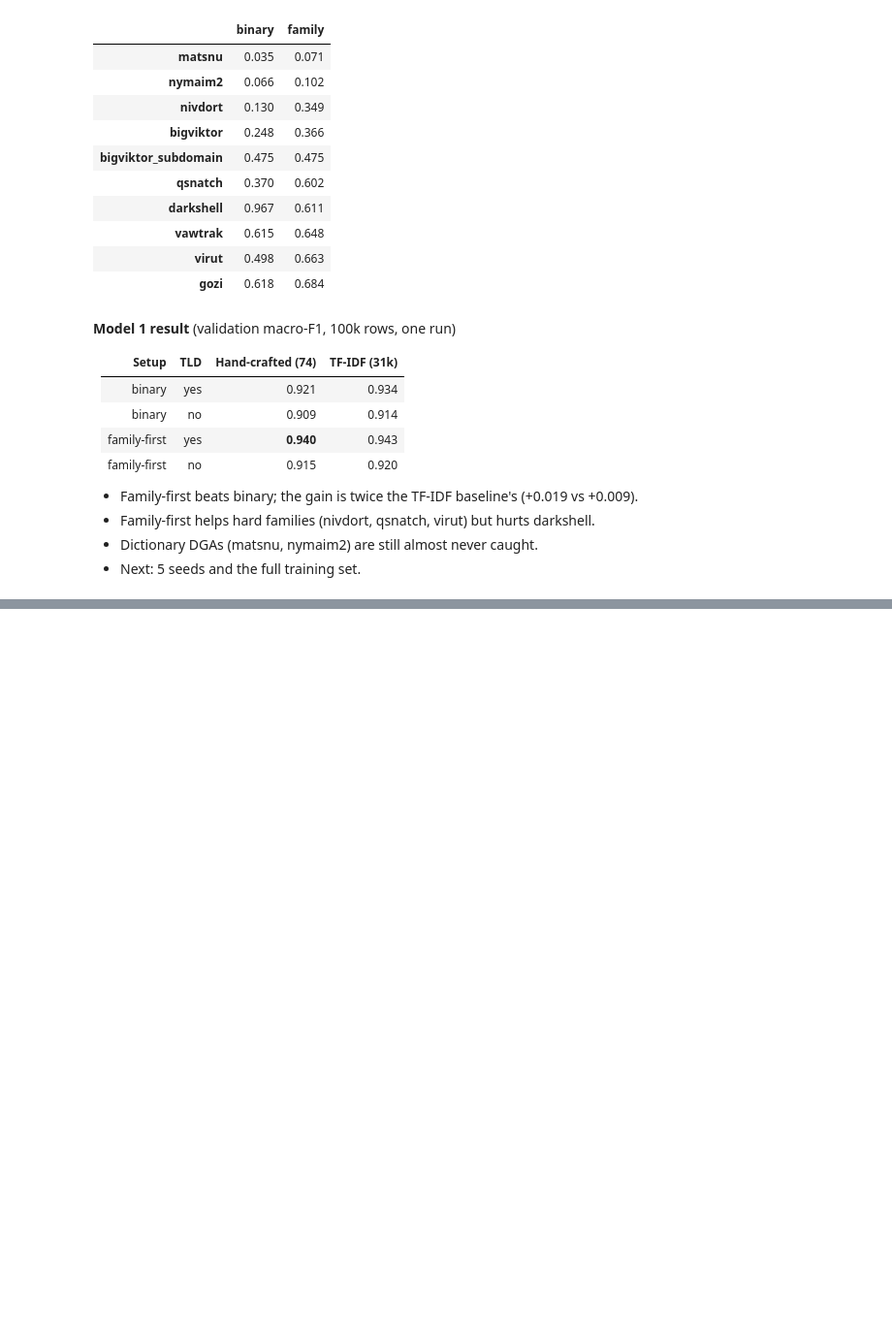
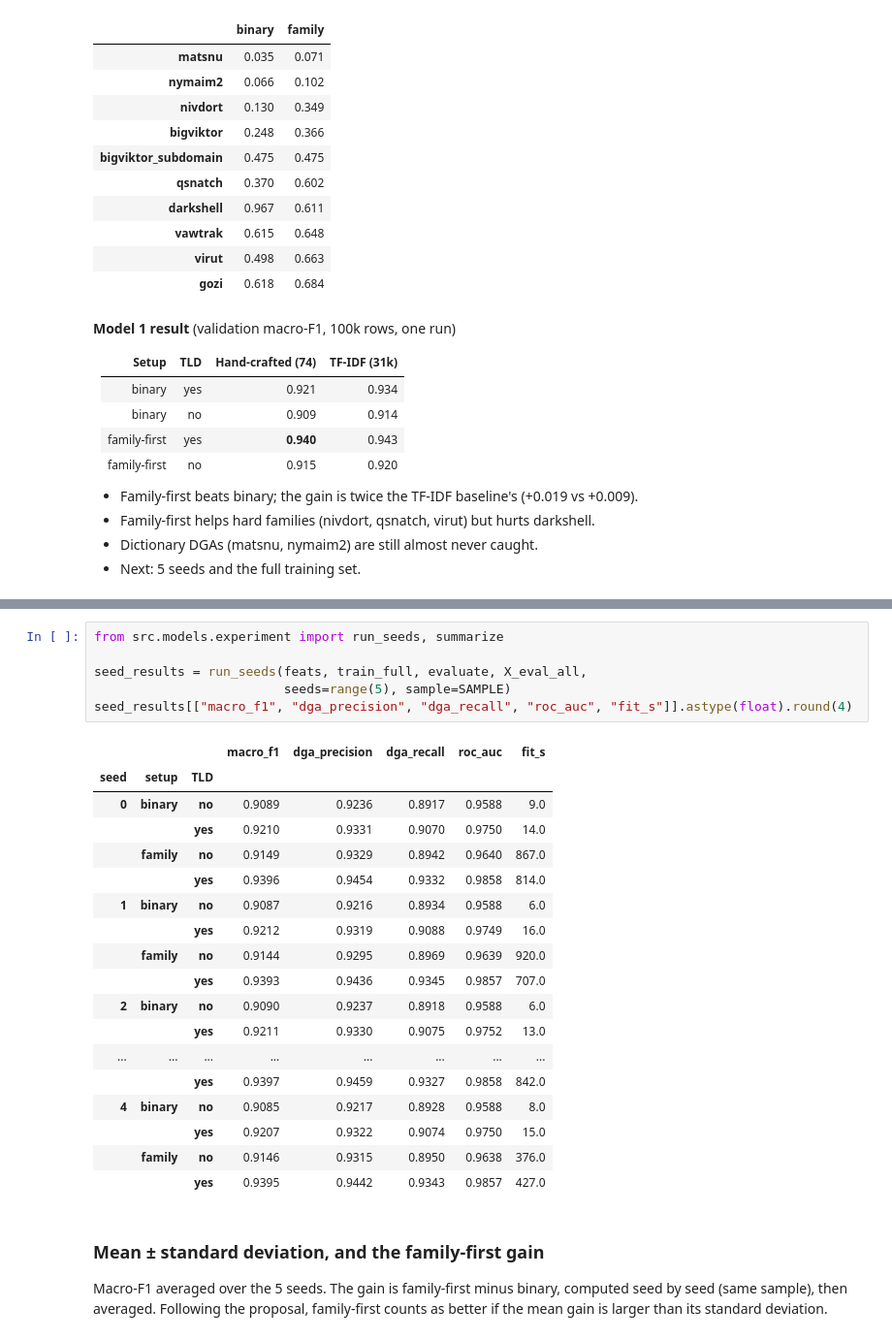
Before and after one commit to RoudyBarakat/dga-detection, a Jupyter notebook: notebooks/04_logreg_features.ipynb, the cells around one changed output, grey strips where cells are left out. Shown at 97% size. Cells and saved outputs as stored; diff of their text form; blank space fills up the shorter version.

Commit message:
Model 1: 5-seed runs, family-first beats binary (+0.019 with TLD, +0.006 without)

```diff
--- a/notebooks/04_logreg_features.ipynb
+++ b/notebooks/04_logreg_features.ipynb
@@ -243,0 +251,31 @@ recall.sort_values("family").head(10).round(3)
+# %%
+from src.models.experiment import run_seeds, summarize
+
+seed_results = run_seeds(feats, train_full, evaluate, X_eval_all,
+                         seeds=range(5), sample=SAMPLE)
+seed_results[["macro_f1", "dga_precision", "dga_recall", "roc_auc", "fit_s"]].astype(float).round(4)
+# %% [output]
+|  |  |  | macro_f1 | dga_precision | dga_recall | roc_auc | fit_s |
+| seed | setup | TLD |  |  |  |  |  |
+| 0 | binary | no | 0.9089 | 0.9236 | 0.8917 | 0.9588 | 9.0 |
+|  |  | yes | 0.9210 | 0.9331 | 0.9070 | 0.9750 | 14.0 |
+|  | family | no | 0.9149 | 0.9329 | 0.8942 | 0.9640 | 867.0 |
+|  |  | yes | 0.9396 | 0.9454 | 0.9332 | 0.9858 | 814.0 |
+| 1 | binary | no | 0.9087 | 0.9216 | 0.8934 | 0.9588 | 6.0 |
+|  |  | yes | 0.9212 | 0.9319 | 0.9088 | 0.9749 | 16.0 |
+|  | family | no | 0.9144 | 0.9295 | 0.8969 | 0.9639 | 920.0 |
+|  |  | yes | 0.9393 | 0.9436 | 0.9345 | 0.9857 | 707.0 |
+| 2 | binary | no | 0.9090 | 0.9237 | 0.8918 | 0.9588 | 6.0 |
+|  |  | yes | 0.9211 | 0.9330 | 0.9075 | 0.9752 | 13.0 |
+| ... | ... | ... | ... | ... | ... | ... | ... |
+|  |  | yes | 0.9397 | 0.9459 | 0.9327 | 0.9858 | 842.0 |
+| 4 | binary | no | 0.9085 | 0.9217 | 0.8928 | 0.9588 | 8.0 |
+|  |  | yes | 0.9207 | 0.9322 | 0.9074 | 0.9750 | 15.0 |
+|  | family | no | 0.9146 | 0.9315 | 0.8950 | 0.9638 | 376.0 |
+|  |  | yes | 0.9395 | 0.9442 | 0.9343 | 0.9857 | 427.0 |
+# %% [markdown]
+### Mean ± standard deviation, and the family-first gain
+
+Macro-F1 averaged over the 5 seeds. The gain is family-first minus binary, computed seed
+by seed (same sample), then averaged. Following the proposal, family-first counts as
+better if the mean gain is larger than its standard deviation.
```
Also changed, not shown: parts of 3 cells of this notebook, 1 other file.
